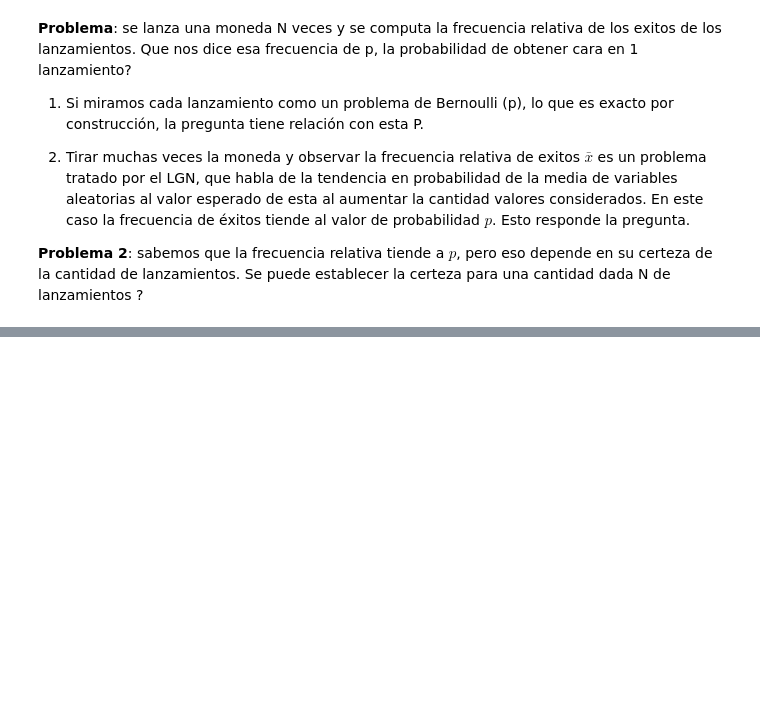
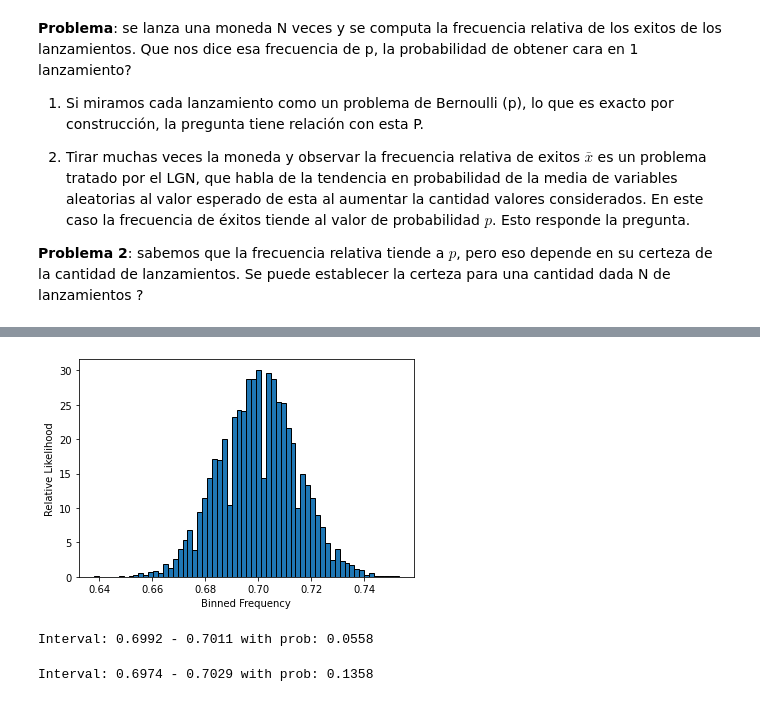
Before and after one commit to gonzaplazag/win-win-problem, a Jupyter notebook: notebooks/03_simulations.ipynb, the cells around one changed output, grey strips where cells are left out. Cells and saved outputs as stored; diff of their text form; code cells hidden in the pictures; blank space fills up the shorter version.

```diff
--- a/notebooks/03_simulations.ipynb
+++ b/notebooks/03_simulations.ipynb
@@ -138,0 +138,32 @@ The bin for frequency range 0.7374444444444445 - 0.742 contains 4 elements, equi
+# %%
+# determinación de likelihood
+# likelihood, nombre aplicado al valor de y, en el caso de escalar los bins de manera que el histograma tenga area bajo la curva = 1
+likelihoods, bin_edges, _ = plt.hist(resultados, bins='auto', edgecolor = 'black', density=True)
+plt.xlabel('Binned Frequency')
+plt.ylabel('Relative Likelihood')
+plt.show()
+# %% [output]
+[figure, added]
+# %%
+# determino probabilidad de caer en el bin mas alto
+bin_width = bin_edges[1] - bin_edges[0]
+index = likelihoods.argmax()
+area = likelihoods[index] * bin_width
+range_start, range_end = bin_edges[index], bin_edges[index + 1]
+range_string = '{:.4f} - {:.4f}'.format(range_start, range_end)
+print('Interval: {} with prob: {:.4f}'.format(range_string, area))
+# %% [output]
+Interval: 0.6992 - 0.7011 with prob: 0.0558
+# %%
+# esto me ofrece un intervalo de confianza, tomando 3 bins por ejemplo.
+# con un ~ 13% de probabilidad, el verdadero valor de p cae dentro del intervalo 0.697-0.703
+index = likelihoods.argmax()
+start_index, end_index = index - 1, index + 1
+area = likelihoods[start_index:end_index + 1].sum()*bin_width
+range_start, range_end = bin_edges[start_index], bin_edges[end_index + 1]
+range_string = '{:.4f} - {:.4f}'.format(range_start, range_end)
+print('Interval: {} with prob: {:.4f}'.format(range_string, area))
+
+# la pregunta es si esto es suficiente certeza para el objetivo buscado.
+# %% [output]
+Interval: 0.6974 - 0.7029 with prob: 0.1358
```
Also changed, not shown: parts of 10 cells of this notebook.
